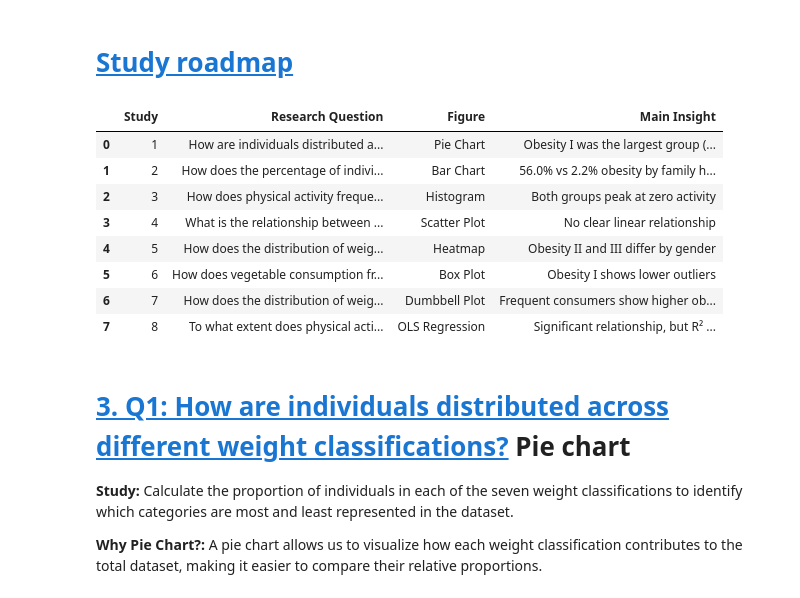
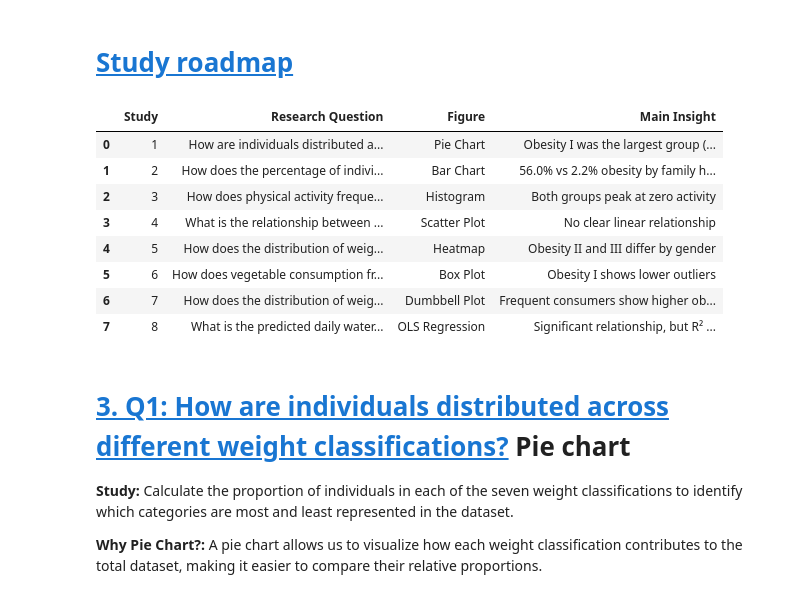
Before and after one commit to LeylahfrA01178568/2039_data_visualization, a Jupyter notebook: A10_presentation_(4).ipynb, the cells around one changed output. Cells and saved outputs as stored; diff of their text form; code cells hidden in the pictures.

```diff
--- a/A10_presentation_(4).ipynb
+++ b/A10_presentation_(4).ipynb
@@ -369,7 +369,7 @@ roadmap = pd.DataFrame({
         'How does the distribution of weight classifications differ between females and males?',
         'How does vegetable consumption frequency vary across different weight classifications?',
         'How does the distribution of weight classifications differ depending on frequent high-calorie food consumption?',
-        'To what extent does physical activity frequency explain variations in daily water intake'
+        'What is the predicted daily water intake score for an individual with a physical activity frequency of 3?'
     ],
 
     'Figure': [
@@ -378,34 +378,34 @@ roadmap = pd.DataFrame({
         'Histogram',
         'Scatter Plot',
         'Heatmap',
         'Box Plot',
         'Dumbbell Plot',
         'OLS Regression'
     ],
 
     'Main Insight': [
         'Obesity I was the largest group (16.8%)',
         '56.0% vs 2.2% obesity by family history',
         'Both groups peak at zero activity',
         'No clear linear relationship',
         'Obesity II and III differ by gender',
         'Obesity I shows lower outliers',
         'Frequent consumers show higher obesity proportions',
         'Significant relationship, but R² = 0.027'
     ]
 })
 
 display(roadmap)
 # %% [output]
 |  | Study | Research Question | Figure | Main Insight |
 | 0 | 1 | How are individuals distributed a... | Pie Chart | Obesity I was the largest group (... |
 | 1 | 2 | How does the percentage of indivi... | Bar Chart | 56.0% vs 2.2% obesity by family h... |
 | 2 | 3 | How does physical activity freque... | Histogram | Both groups peak at zero activity |
 | 3 | 4 | What is the relationship between ... | Scatter Plot | No clear linear relationship |
 | 4 | 5 | How does the distribution of weig... | Heatmap | Obesity II and III differ by gender |
 | 5 | 6 | How does vegetable consumption fr... | Box Plot | Obesity I shows lower outliers |
 | 6 | 7 | How does the distribution of weig... | Dumbbell Plot | Frequent consumers show higher ob... |
-| 7 | 8 | To what extent does physical acti... | OLS Regression | Significant relationship, but R² ... |
+| 7 | 8 | What is the predicted daily water... | OLS Regression | Significant relationship, but R² ... |
 # %% [markdown]
 # [3. Q1: How are individuals distributed across different weight classifications?]((#scrollTo=u9q-QGBEvqn_&line=10&uniqifier=1)) **Pie chart**
 
```
Also changed, not shown: parts of 2 cells of this notebook.
